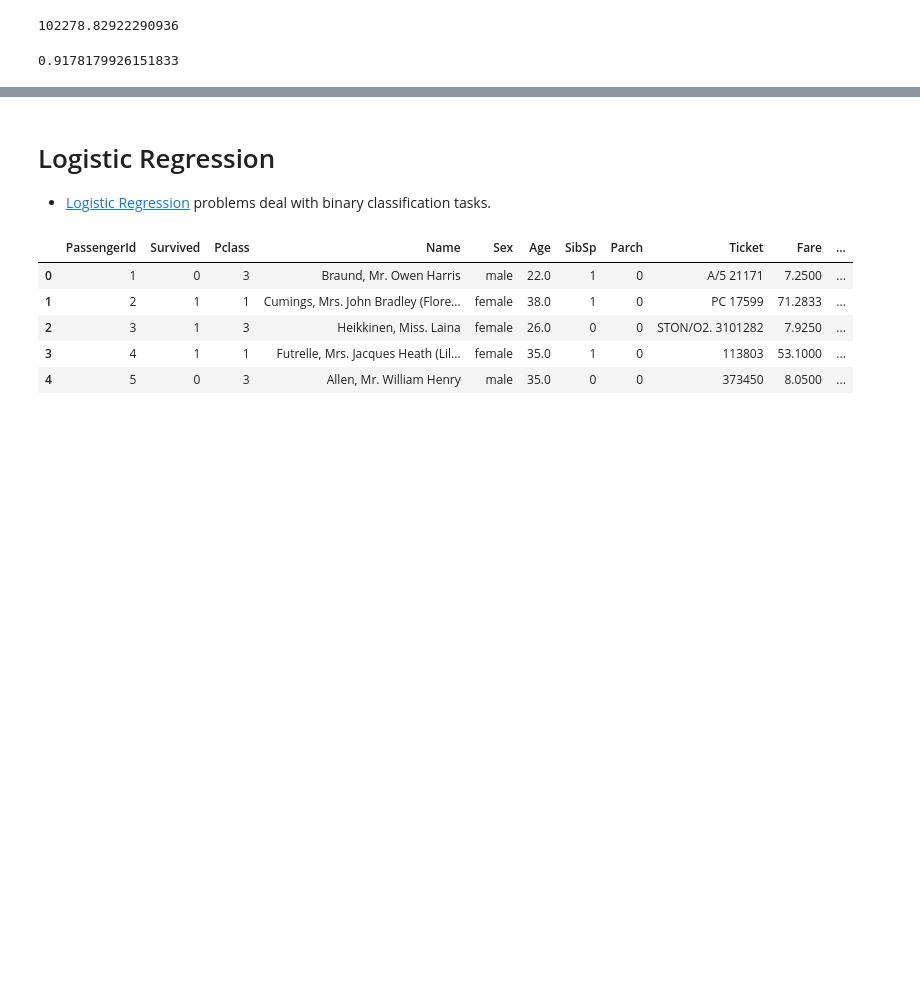
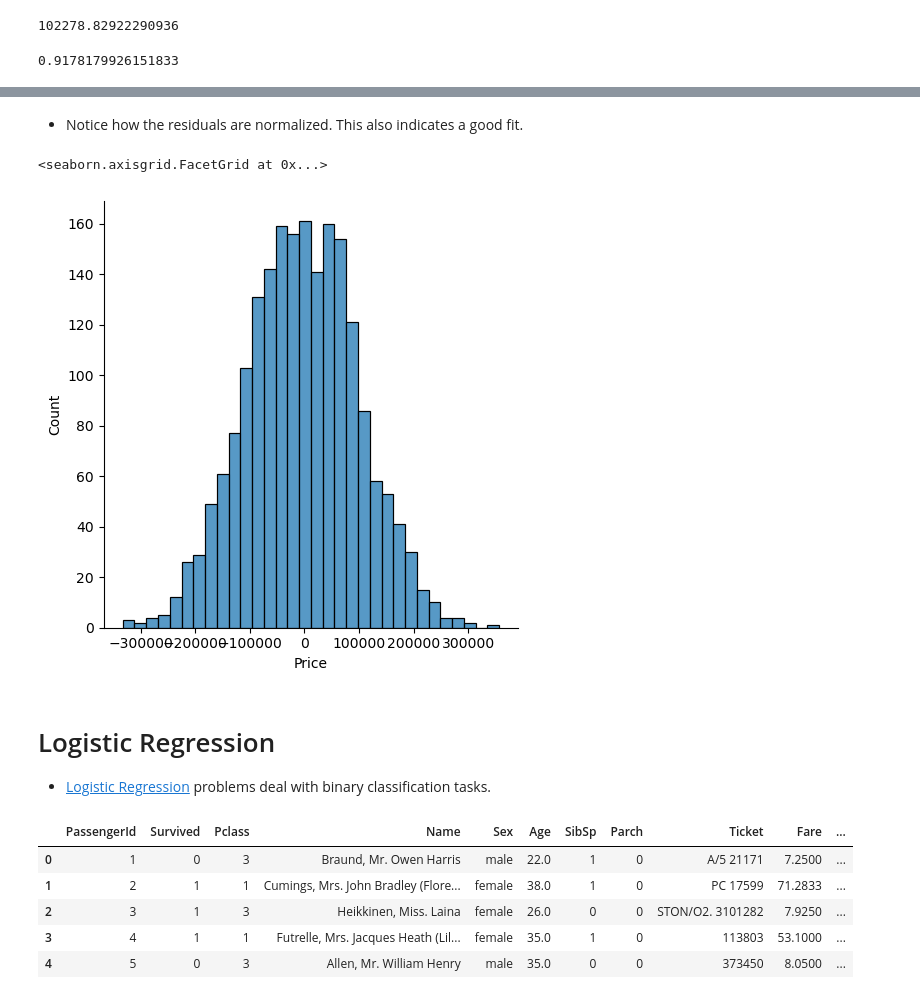
Before and after one commit to pedro-duk/data-science-references-and-tips, a Jupyter notebook: 03 - Machine Learning.ipynb, the cells around one changed output, grey strips where cells are left out. Drawn from its saved outputs; the diff is of its cells as text; code cells hidden in the pictures; blank space fills up the shorter version.

```diff
--- a/03 - Machine Learning.ipynb
+++ b/03 - Machine Learning.ipynb
@@ -327,3 +356,10 @@ metrics.explained_variance_score(y_test, predictions)
+# %% [markdown]
+- Notice how the residuals are normalized. This also indicates a good fit.
+# %%
+sns.displot((y_test - predictions))
+# %% [output]
+<seaborn.axisgrid.FacetGrid at 0x...>
+[figure, added]
 # %% [markdown]
 # Logistic Regression
 - [Logistic Regression](https://en.wikipedia.org/wiki/Logistic_regression) problems deal with binary classification tasks.
```
Also changed, not shown: parts of 8 cells of this notebook, 32 other files.
